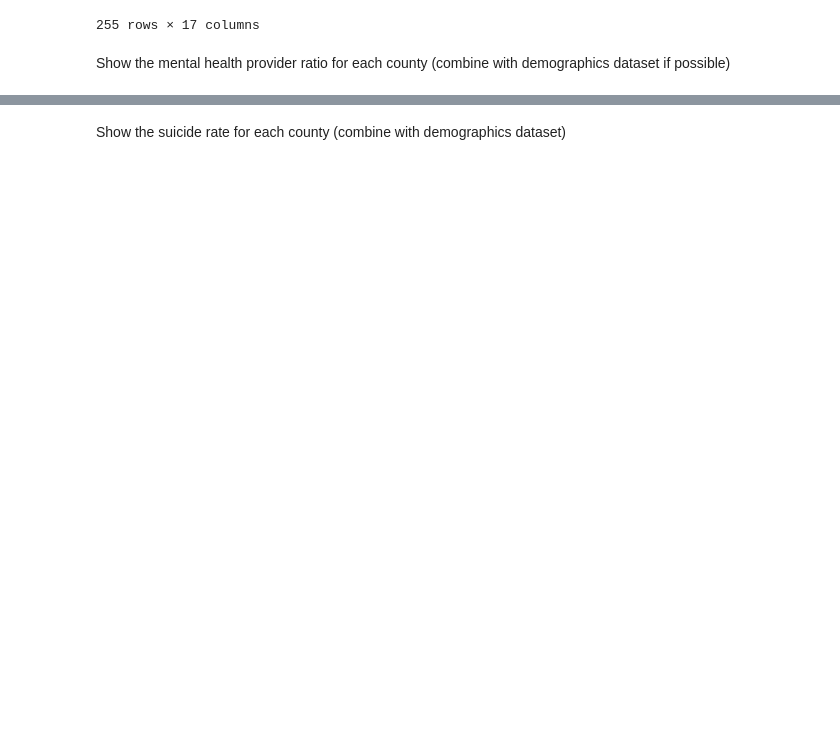
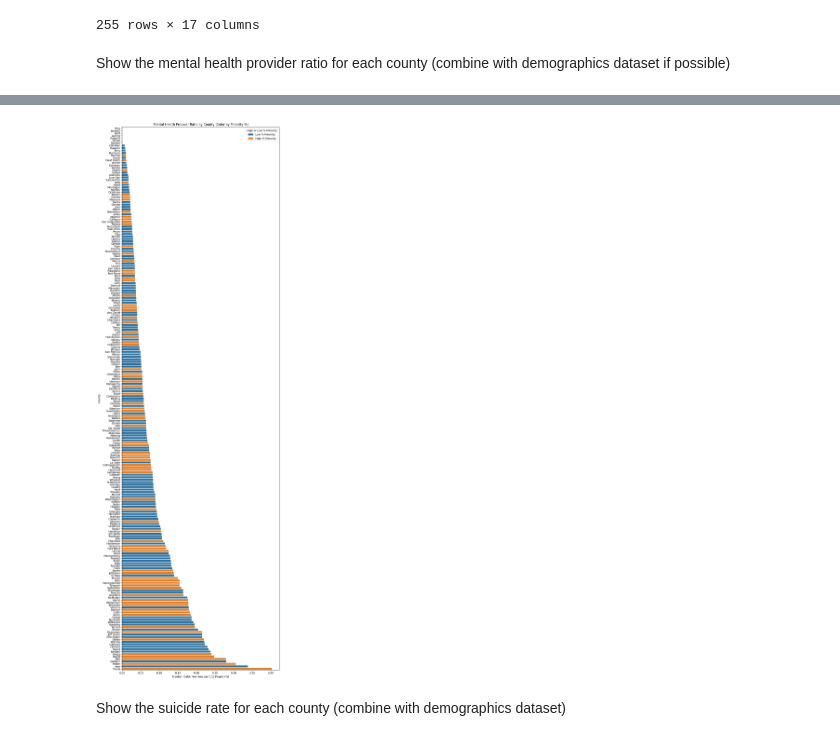
Before and after one commit to AntoAAAAAAAA/Disparities-Dashboard, a Jupyter notebook: MentalHealthCoverage/MentalHealth.ipynb, the cells around one changed output, grey strips where cells are left out. Saved outputs shown, nothing was run; the diff lists cells and outputs as text; code cells hidden in the pictures; blank space fills up the shorter version.

```diff
--- a/MentalHealthCoverage/MentalHealth.ipynb
+++ b/MentalHealthCoverage/MentalHealth.ipynb
@@ -74,2 +116,25 @@ Show the mental health provider ratio for each county (combine with demographics
+# %%
+import seaborn as sns
+
+# Add a column with numeric ratios for plotting
+mh_ratio_cleaned['Ratio'] = mh_ratio_cleaned['Mental Health Provider Ratio']
+
+# Use seaborn for better aesthetics
+plt.figure(figsize=(10, 30))
+sns.barplot(
+    data=mh_ratio_cleaned.reset_index(),
+    y='County',
+    x='Ratio',
+    hue='High or Low % Minority',
+    dodge=False
+)
+
+plt.title('Mental Health Provider Ratio by County (Color by Minority %)')
+plt.xlabel('Mental Health Providers per 100 People (%)')
+plt.ylabel('County')
+plt.tight_layout()
+plt.show()
+# %% [output]
+[figure, added]
 # %% [markdown]
 Show the suicide rate for each county (combine with demographics dataset)
```
Also changed, not shown: parts of 11 cells of this notebook, 2 other files.
